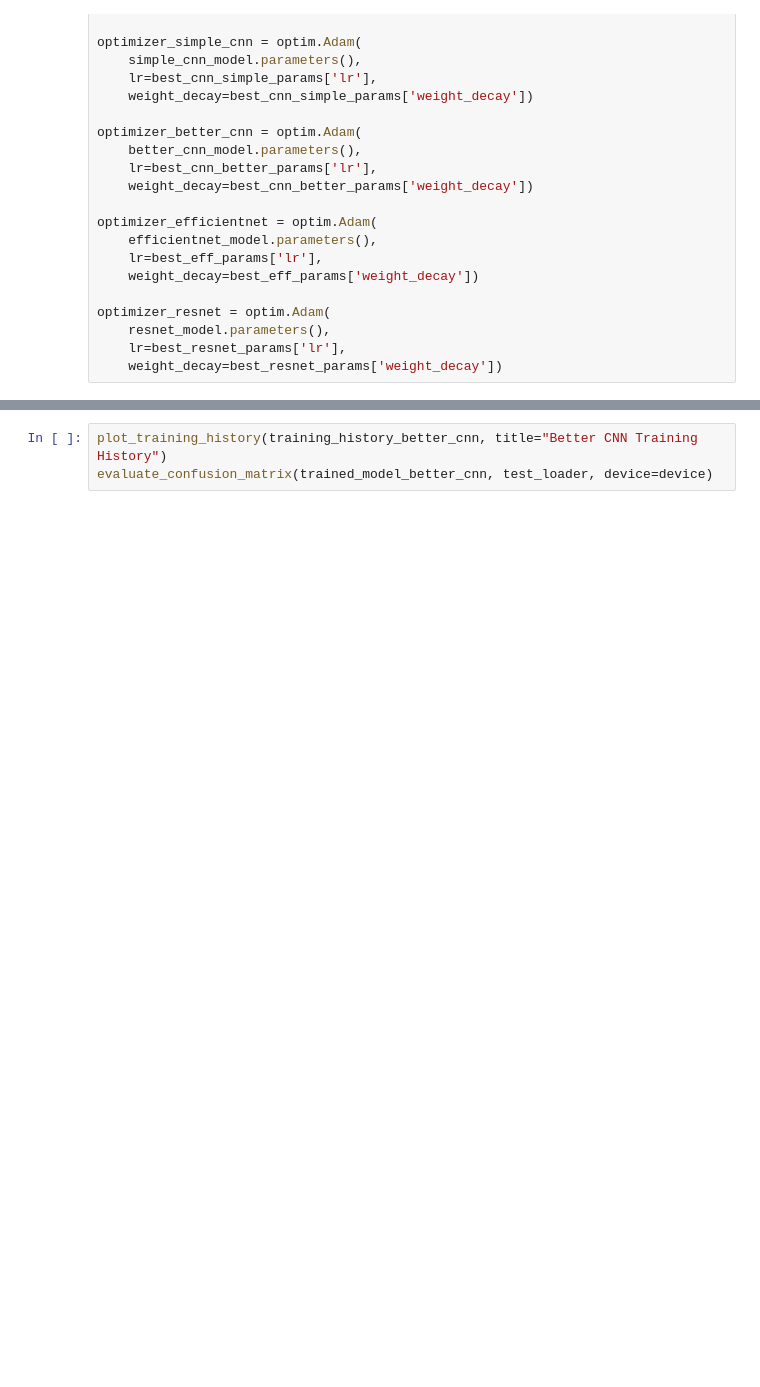
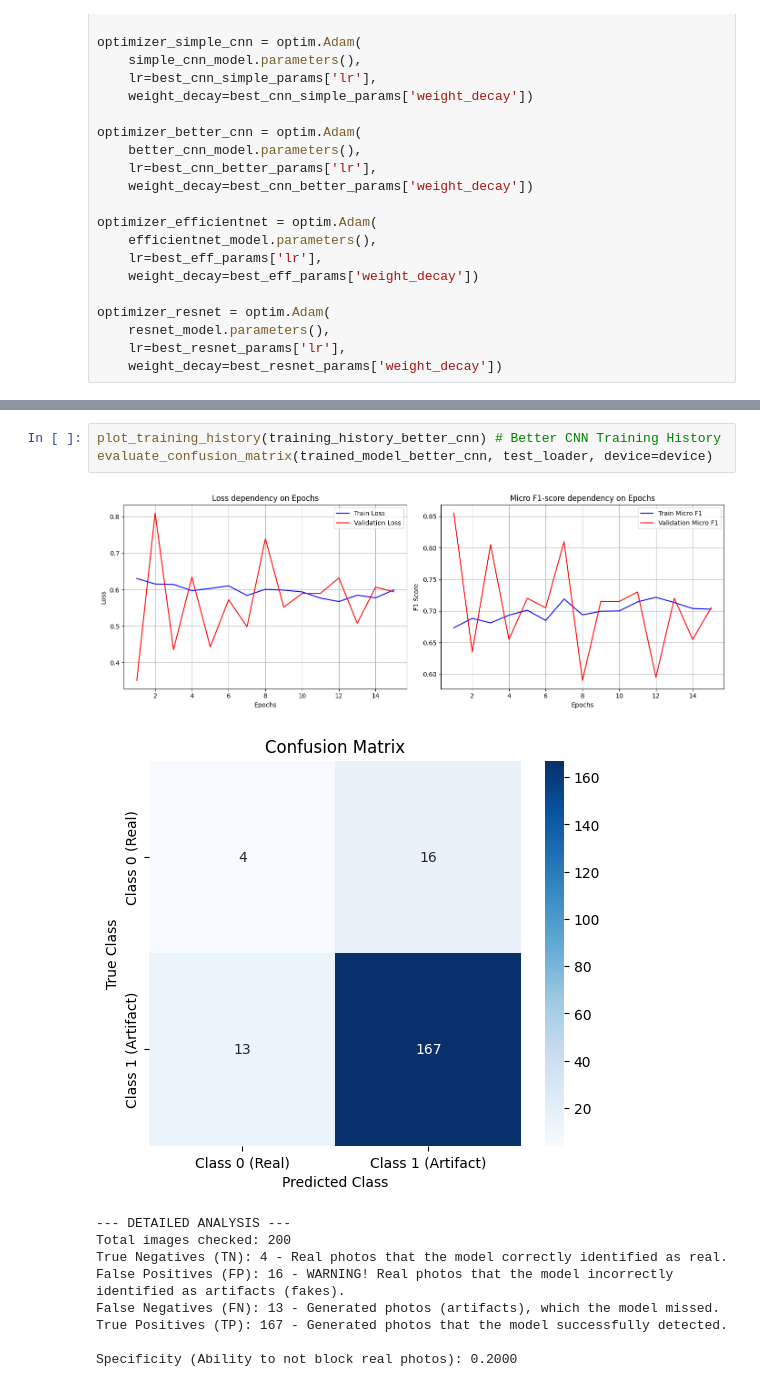
Before and after one commit to SerhiiHerashchenko/GeneratedHumanFaceArtifactsClassifier, a Jupyter notebook: src/main.ipynb, the cells around one changed output, grey strips where cells are left out. Drawn from its saved outputs; the diff is of its cells as text; blank space fills up the shorter version.

```diff
--- a/src/main.ipynb
+++ b/src/main.ipynb
@@ -274,6 +405,17 @@ evaluate_confusion_matrix(trained_model_simple_cnn, test_loader, device=device)
 # %%
-plot_training_history(training_history_better_cnn, title="Better CNN Training History")
+plot_training_history(training_history_better_cnn) # Better CNN Training History
 evaluate_confusion_matrix(trained_model_better_cnn, test_loader, device=device)
+# %% [output]
+[figure, added]
+[figure, added]
+--- DETAILED ANALYSIS ---
+Total images checked: 200
+True Negatives (TN): 4 - Real photos that the model correctly identified as real.
+False Positives (FP): 16 - WARNING! Real photos that the model incorrectly identified as artifacts (fakes).
+False Negatives (FN): 13 - Generated photos (artifacts), which the model missed.
+True Positives (TP): 167 - Generated photos that the model successfully detected.
+
+Specificity (Ability to not block real photos): 0.2000
 # %%
 plot_training_history(training_history_resnet)
 evaluate_confusion_matrix(trained_model_resnet, test_loader, device=device)
```
Also changed, not shown: parts of 13 cells of this notebook.
